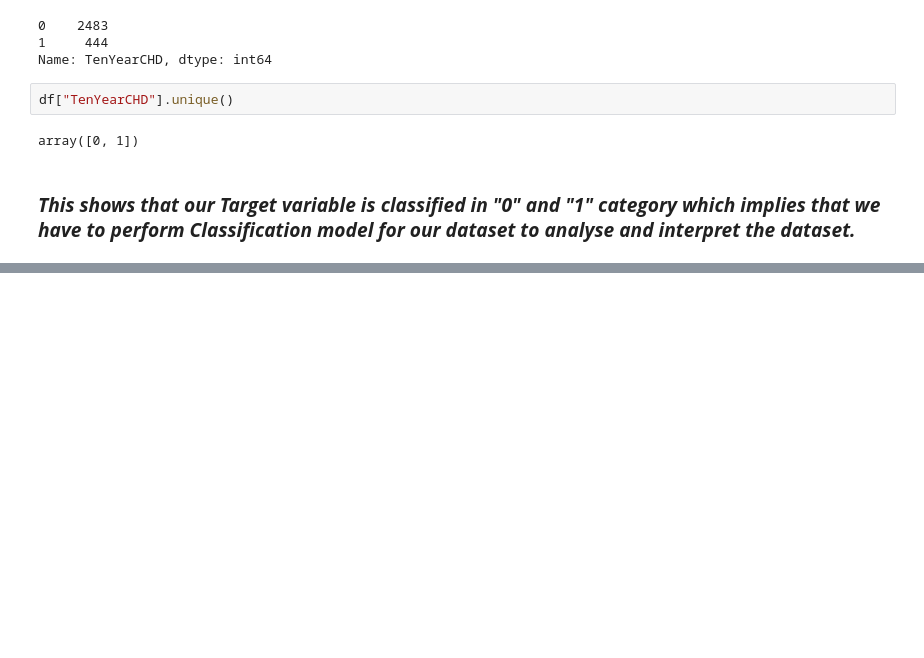
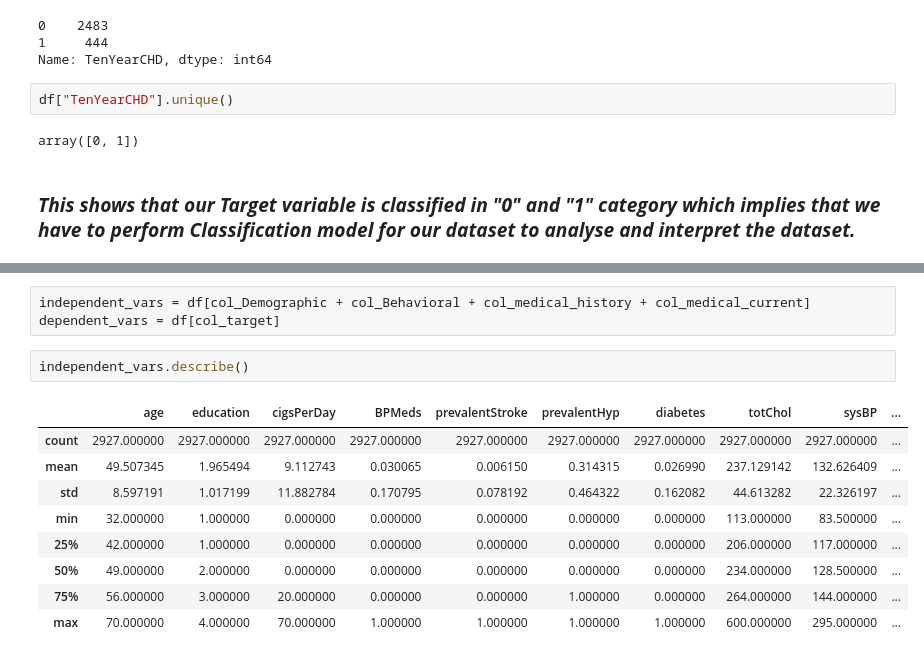
Before and after one commit to VermaSanjayrk/Cardiovascular-Risk-Prediction, a Jupyter notebook: Cardiovascular_Risk_Prediction.ipynb, the cells around one changed output, grey strips where cells are left out. Drawn from its saved outputs; the diff is of its cells as text; blank space fills up the shorter version.

```diff
--- a/Cardiovascular_Risk_Prediction.ipynb
+++ b/Cardiovascular_Risk_Prediction.ipynb
@@ -247,0 +285,15 @@ array([0, 1])
+# %%
+independent_vars = df[col_Demographic + col_Behavioral + col_medical_history + col_medical_current]
+dependent_vars = df[col_target]
+# %%
+independent_vars.describe()
+# %% [output]
+|  | age | education | cigsPerDay | BPMeds | prevalentStroke | prevalentHyp | diabetes | totChol | sysBP | ... |
+| count | 2927.000000 | 2927.000000 | 2927.000000 | 2927.000000 | 2927.000000 | 2927.000000 | 2927.000000 | 2927.000000 | 2927.000000 | ... |
+| mean | 49.507345 | 1.965494 | 9.112743 | 0.030065 | 0.006150 | 0.314315 | 0.026990 | 237.129142 | 132.626409 | ... |
+| std | 8.597191 | 1.017199 | 11.882784 | 0.170795 | 0.078192 | 0.464322 | 0.162082 | 44.613282 | 22.326197 | ... |
+| min | 32.000000 | 1.000000 | 0.000000 | 0.000000 | 0.000000 | 0.000000 | 0.000000 | 113.000000 | 83.500000 | ... |
+| 25% | 42.000000 | 1.000000 | 0.000000 | 0.000000 | 0.000000 | 0.000000 | 0.000000 | 206.000000 | 117.000000 | ... |
+| 50% | 49.000000 | 2.000000 | 0.000000 | 0.000000 | 0.000000 | 0.000000 | 0.000000 | 234.000000 | 128.500000 | ... |
+| 75% | 56.000000 | 3.000000 | 20.000000 | 0.000000 | 0.000000 | 1.000000 | 0.000000 | 264.000000 | 144.000000 | ... |
+| max | 70.000000 | 4.000000 | 70.000000 | 1.000000 | 1.000000 | 1.000000 | 1.000000 | 600.000000 | 295.000000 | ... |
```
Also changed, not shown: parts of 10 cells of this notebook.
